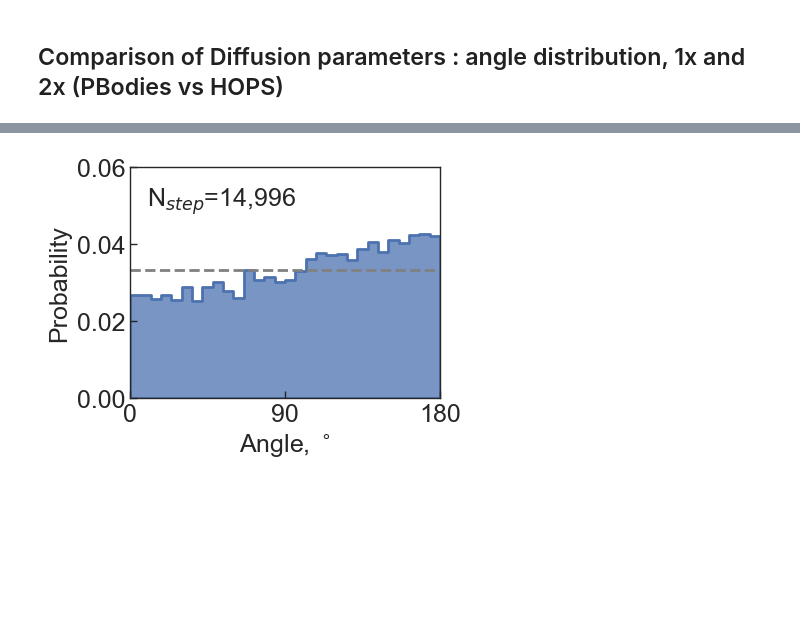
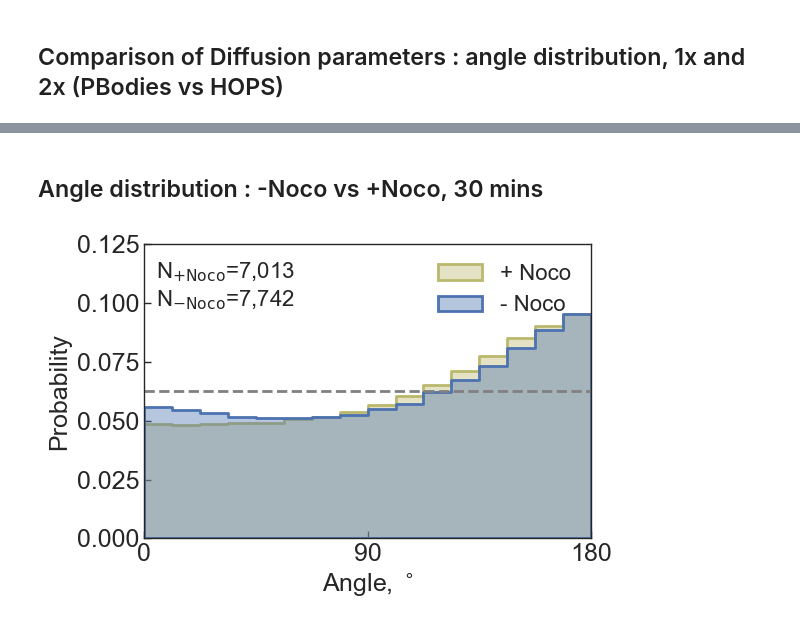
Before and after one commit to walterlab-um/Hyperosmotic_Confinement-Jump, a Jupyter notebook: plots/plot_AIO_stats.ipynb, the cells around one changed output, grey strips where cells are left out. Cells and saved outputs as stored; diff of their text form; code cells hidden in the pictures; blank space fills up the shorter version.

```diff
--- a/plots/plot_AIO_stats.ipynb
+++ b/plots/plot_AIO_stats.ipynb
@@ -477,17 +355,17 @@ def load_and_label(csv_files, label):
         dfs.append(df)
     return pd.concat(dfs, ignore_index=True)
 # %%
-df_1x = load_and_label (csv_files_1, "PB, 1x")
-df_2x = load_and_label (csv_files_2, "HOPS, 2x")
+df_1x = load_and_label (csv_files_1, "PB, Iso")
+df_2x = load_and_label (csv_files_2, "HOPS")
 # %%
 df_combined = pd.concat([df_1x, df_2x], ignore_index=True)
 # %%
-immobile_stepsize_threshold_nm = 30
-
+# Filter the data first
+filtered_df = df_combined[(df_combined["mean_stepsize_nm"] > 30)]
 lst_angle = []
 lst_condition = []
 
-for _, row in df_combined[df_combined["mean_stepsize_nm"] > immobile_stepsize_threshold_nm].iterrows():
+for _, row in filtered_df.iterrows():
     angles = np.fromstring(
         row["list_of_angles"][1:-1],
         dtype=float,
@@ -577,0 +467,2 @@ immobile_stepsize_threshold_nm = 30
+# %% [markdown]
+## Angle distribution : -Noco vs +Noco, 30 mins
@@ -578,64 +541,55 @@ immobile_stepsize_threshold_nm = 30
 # %%
-lst_angle = []
-# lst_label = []
-for _, row in df_AIO[df_AIO["mean_stepsize_nm"] > immobile_stepsize_threshold_nm].iterrows():
-    angles = np.fromstring(
-        row["list_of_angles"][1:-1],
-        dtype=float,
-        sep=", ",
-    )
-    # labels = np.repeat(row["label"], angles.shape[0])
-    lst_angle.extend(angles)
-    # lst_label.extend(labels)
+color_dict = {"- Noco": "#4C72B0", "+ Noco": "#BAB86C"}
+plt.figure(figsize=(6, 4))
+bins = 16
 
-data = pd.DataFrame(
-    {
-        "angle": np.abs(lst_angle),
-        # "label": lst_label,
-    },
-    dtype=object,
-)
-
-
-plt.figure(figsize=(4, 3))
-bins = 30
-sns.histplot(
+ax = sns.histplot(
     data=data,
     x="angle",
+    hue="label",
     bins=bins,
     stat="probability",
     common_norm=False,
     binrange=(0, 180),
     lw=2,
     element="step",
-    legend=False,
+    fill=True,
+    alpha=0.4,
+    palette=color_dict,
+    hue_order=["- Noco", "+ Noco"]
 )
-plt.axhline(1 / 30, ls="--", c="gray", lw=2)
-plt.text(
-    10,
-    0.05,
-    r"N$_{step}$=" + f"{data.shape[0]:,}",
-    fontdict={"fontsize":18},
-)
+
+# Reverse handles and labels together to get "- Noco" first
+handles = ax.legend_.legendHandles[::-1]
+ax.legend(handles, ['+ Noco', '- Noco'], fontsize=16, frameon=False)
+
+# Customize and annotate the plot
+plt.axhline(1 / bins, ls="--", c="gray", lw=2)
 plt.xlim(0, 180)
 plt.xticks([0, 90, 180])
-plt.ylim(0, 0.06)
-plt.yticks([0, 0.02, 0.04, 0.06])
+plt.ylim(0, 0.125)
 plt.xlabel("Angle, $^\circ$", fontsize=18)
 plt.ylabel("Probability", fontsize=18)
+
+# Customize axes and ticks
 plt.gca().spines[:].set_linewidth(1)
 plt.gca().tick_params(
     axis="both",
     which="major",
     labelsize=18,
     direction="in",
     bottom=True,
-    left=True,
+    left=True,  # This ensures y-axis ticks are visible
     length=5,
     width=1,
 )
-plt.gca().set_axisbelow(False)
-plt.gca().tick_params(axis="both", which="major", labelsize=18)
-plt.savefig("angle_histo.png", format="png", bbox_inches="tight", dpi=300)
+
+# Annotation
+plt.text(5, 0.1105, r"N$_{+\text{Noco}}$=" + f"{n_noco_pos:,}", fontsize=16)
+plt.text(5, 0.09855, r"N$_{-\text{Noco}}$=" + f"{n_noco_neg:,}", fontsize=16)
+
+plt.tight_layout()
+plt.savefig("angle_histo_noco.png", dpi=600, bbox_inches="tight")
+plt.show()
 # %% [output]
-[figure, old version]
+[figure, new version]
```
Also changed, not shown: parts of 32 cells of this notebook.
